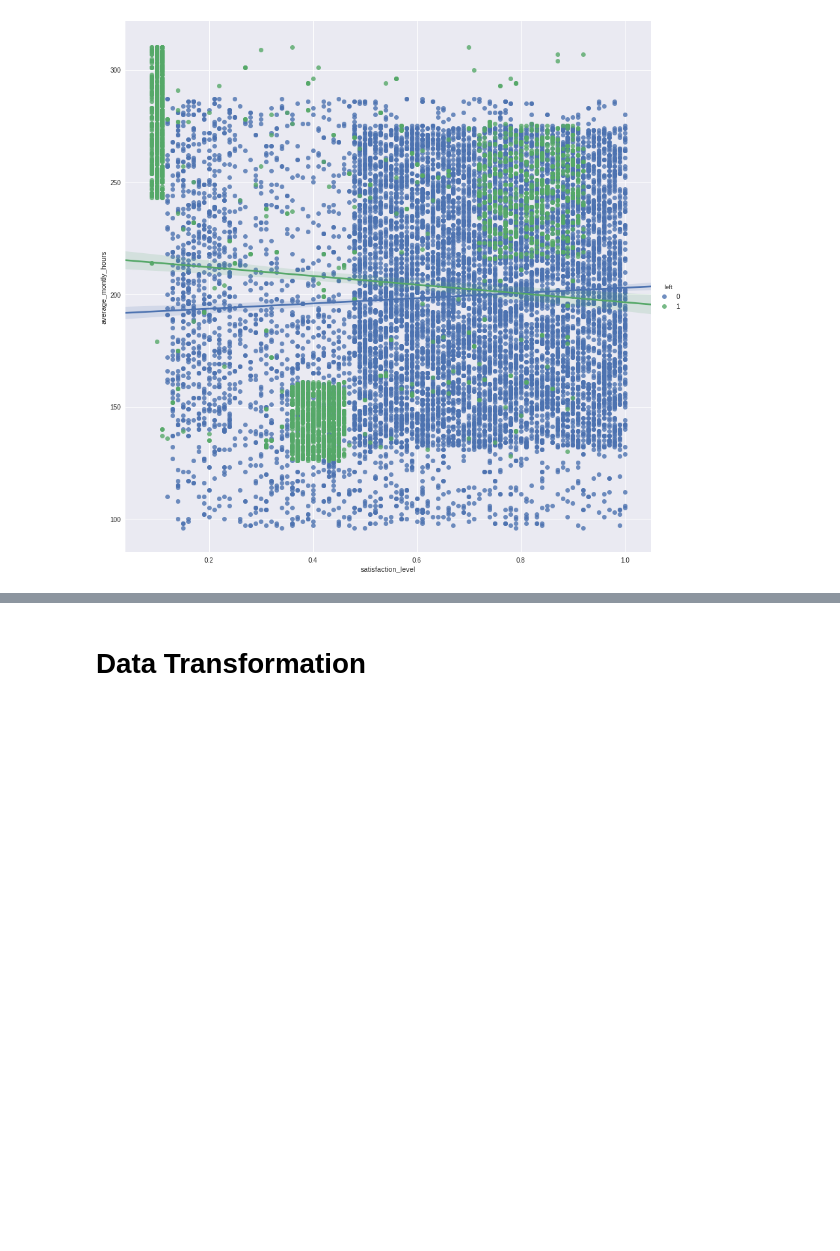
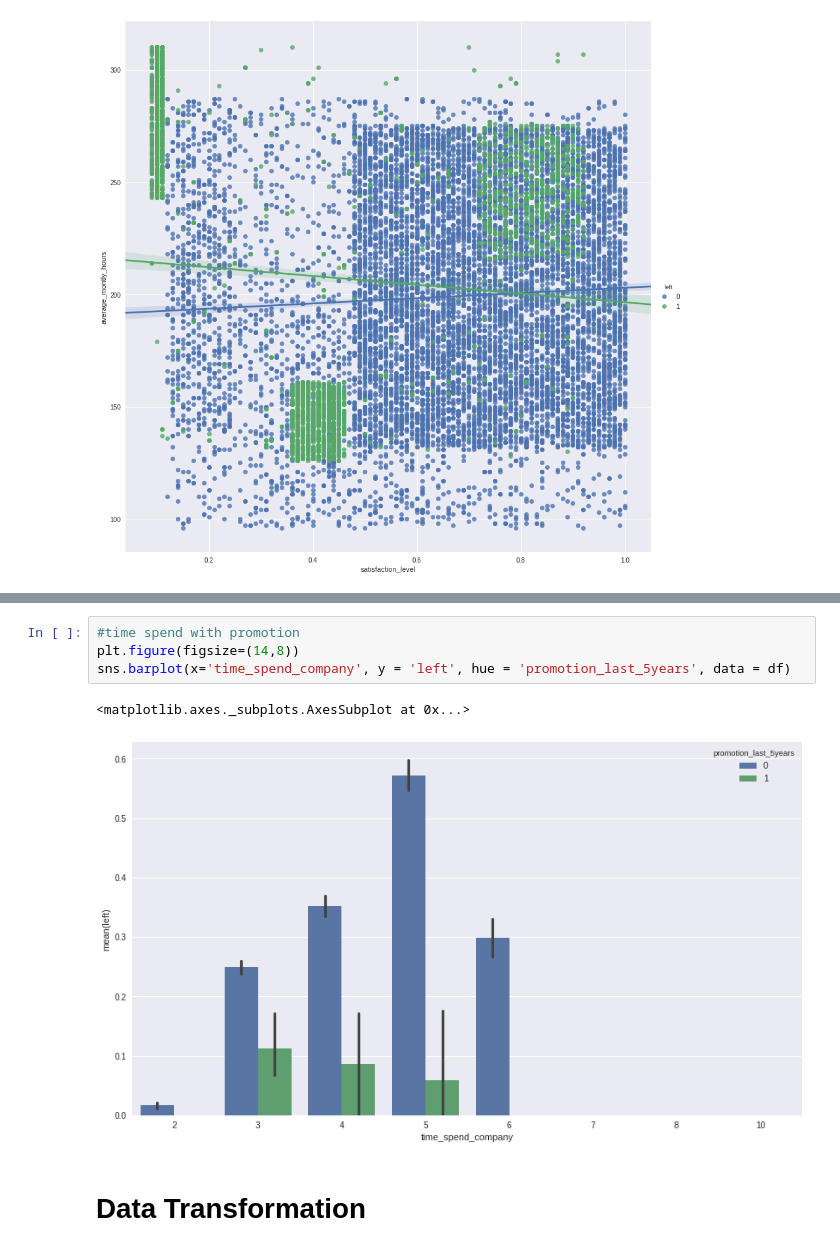
Before and after one commit to jpkunkler/HR-Analysis, a Jupyter notebook: Human Resources Analysis.ipynb, the cells around one changed output, grey strips where cells are left out. Drawn from its saved outputs; the diff is of its cells as text; blank space fills up the shorter version.

```diff
--- a/Human Resources Analysis.ipynb
+++ b/Human Resources Analysis.ipynb
@@ -82,3 +106,10 @@ sns.lmplot(data=df, x='satisfaction_level', y='average_montly_hours', size=12, h
+# %%
+#time spend with promotion
+plt.figure(figsize=(14,8))
+sns.barplot(x='time_spend_company', y = 'left', hue = 'promotion_last_5years', data = df)
+# %% [output]
+<matplotlib.axes._subplots.AxesSubplot at 0x...>
+[figure, added]
 # %% [markdown]
 # Data Transformation
 # %%
```
Also changed, not shown: parts of 7 cells of this notebook.
